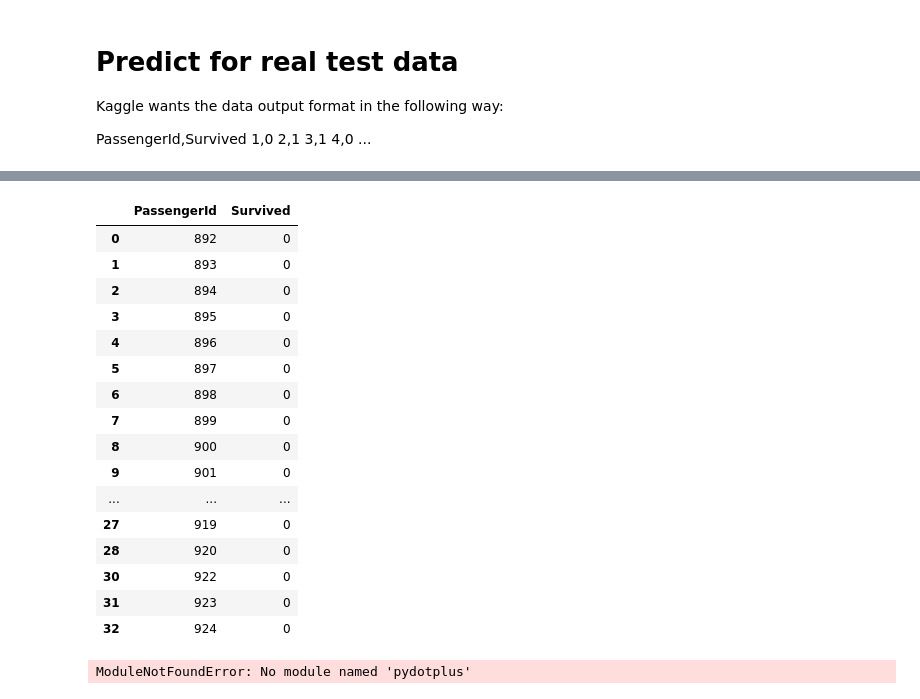
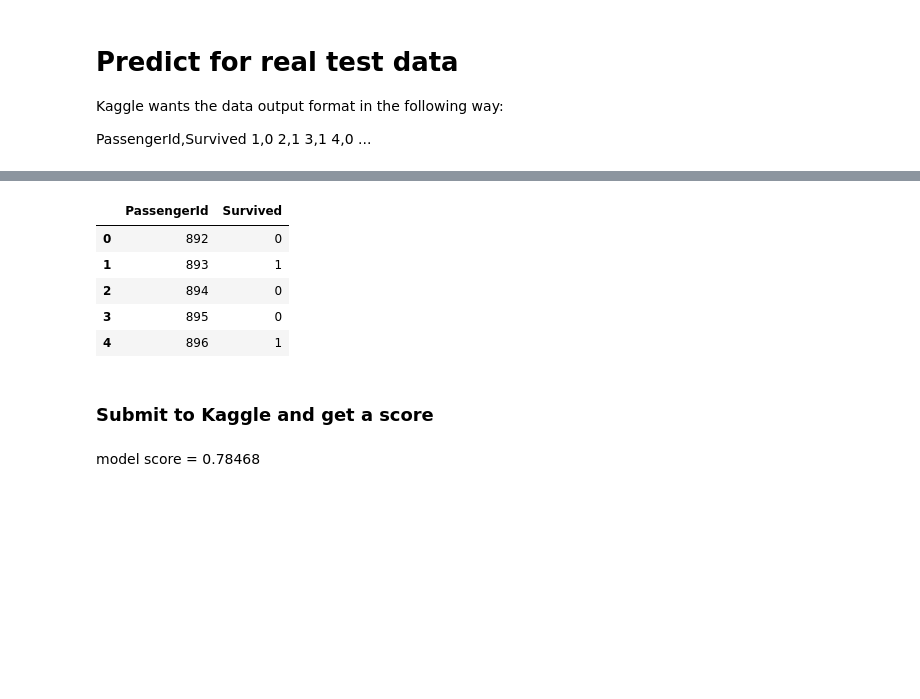
Before and after one commit to christinewinter/ml-decision-tree-titanic, a Jupyter notebook: src/Lunch and Learn Disaster.ipynb, the cells around one changed output, grey strips where cells are left out. Drawn from its saved outputs; the diff is of its cells as text; code cells hidden in the pictures; blank space fills up the shorter version.

```diff
--- a/src/Lunch and Learn Disaster.ipynb
+++ b/src/Lunch and Learn Disaster.ipynb
@@ -204,5 +293,5 @@ model = DecisionTreeClassifier(min_samples_split=5, max_leaf_nodes=7, random_sta
 # %%
 # Fit the model with training data
-model.fit(X_train, y_train)
+model.fit(X_train, y_train.tolist())
 # %% [output]
 DecisionTreeClassifier(class_weight=None, criterion='gini', max_depth=None,
@@ -272,6 +371,6 @@ PassengerId,Survived
 4,0
 ...
 # %%
-test_data = pd.read_csv("all_data/test.csv")
+test_data = pd.read_csv("../data/test.csv", index_col=0)
 test_data.head()
 # %% [output]
@@ -289,25 +384,24 @@ X_test_pred, passengerId_test_pred = preprocess(X_test_pred)
+# %%
+X_test_pred = test_data.drop(['Embarked', 'Name', 'Ticket', 'Cabin'], axis=1)
+X_test_sex = pd.get_dummies(X_test_pred['Sex'])
+X_test_pclass = pd.get_dummies(X_test_pred['Pclass'])
+
+X_test_pp = pd.concat([X_test_pred, X_test_sex, X_test_pclass], axis=1)
+
+X_test_pp = X_test_pp.drop(['Sex', 'Pclass', 'male'], axis=1)
+# X_test_pp = X_test_pp.dropna(axis=0)
+X_test_pp.fillna(method='ffill',inplace=True)
 # %%
-results = {'PassengerId' : passengerId_test_pred ,
-           'Survived' : model.predict(X_test_pred)}
+results = {'PassengerId' : X_test_pp.index ,
+           'Survived' : model.predict(X_test_pp)}
 # %%
 result_df = pd.DataFrame(results)
-result_df.head(30)
+result_df.head()
 # %% [output]
 |  | PassengerId | Survived |
 | 0 | 892 | 0 |
-| 1 | 893 | 0 |
+| 1 | 893 | 1 |
 | 2 | 894 | 0 |
 | 3 | 895 | 0 |
-| 4 | 896 | 0 |
-| 5 | 897 | 0 |
-| 6 | 898 | 0 |
-| 7 | 899 | 0 |
-| 8 | 900 | 0 |
-| 9 | 901 | 0 |
-| ... | ... | ... |
-| 27 | 919 | 0 |
-| 28 | 920 | 0 |
-| 30 | 922 | 0 |
-| 31 | 923 | 0 |
-| 32 | 924 | 0 |
+| 4 | 896 | 1 |
 # %%
@@ -315,18 +409,4 @@ result_df.to_csv('results_titanic_lunch_and_learn_20190130.csv', index=False)
-# %%
-# you need to install pydotplus for this visualization of the decision tree
-
-from sklearn.externals.six import StringIO
-from IPython.display import Image
-from sklearn.tree import export_graphviz
-import pydotplus
-
-dot_data = StringIO()
-
-export_graphviz(model, out_file=dot_data,
-                filled=True, rounded=True,
-                special_characters=True)
-
-graph = pydotplus.graph_from_dot_data(dot_data.getvalue())
-Image(graph.create_png())
-# %% [output]
-ModuleNotFoundError: No module named 'pydotplus'
+# %% [markdown]
+### Submit to Kaggle and get a score
+# %% [markdown]
+model score = 0.78468
```
Also changed, not shown: parts of 53 cells of this notebook.
